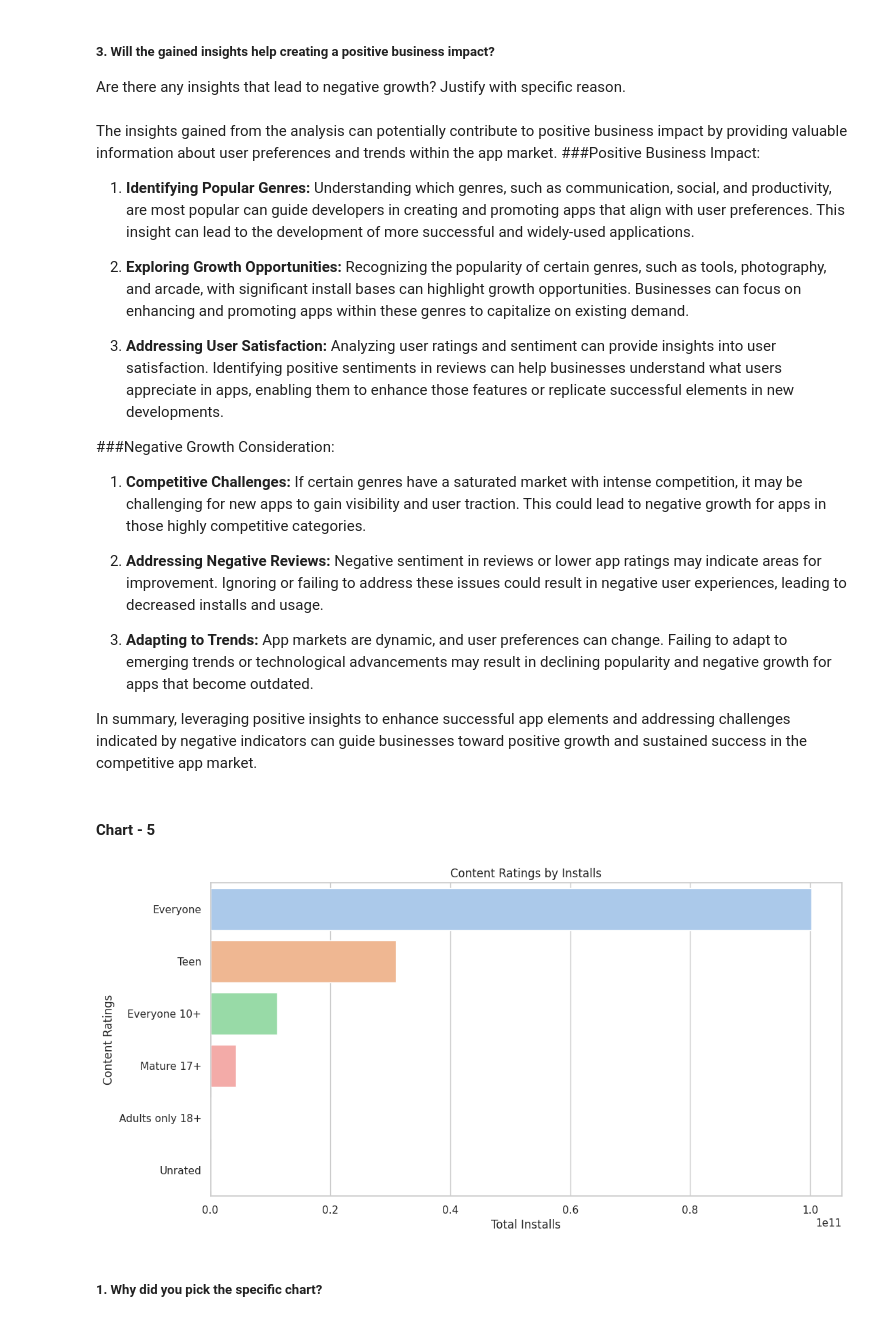
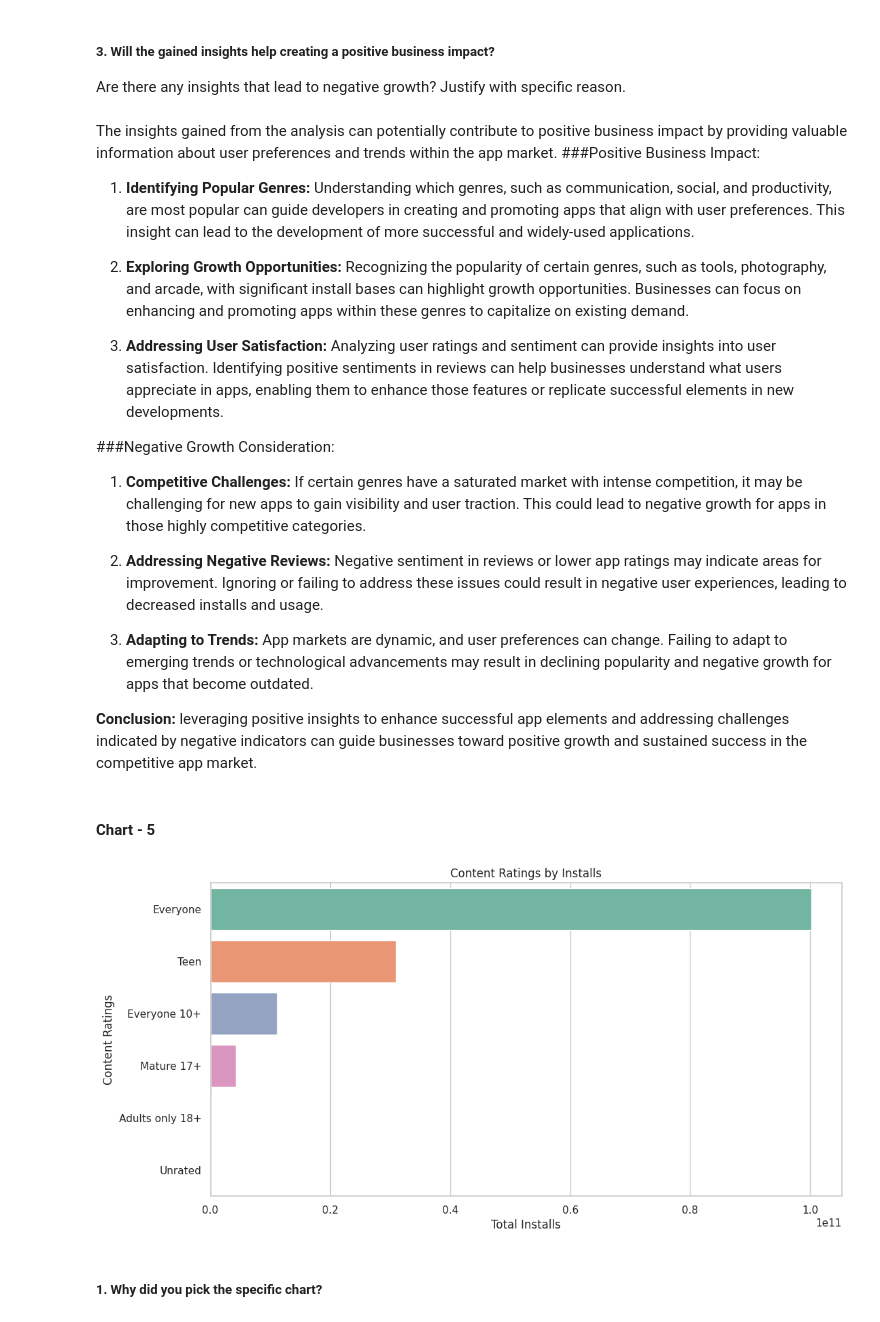
Before and after one commit to rohitpaul09/Play-Store-App-Review-Analysis, a Jupyter notebook: Play_Store_App_Review_Analysis.ipynb, the cells around one changed output. Saved outputs shown, nothing was run; the diff lists cells and outputs as text; code cells hidden in the pictures.

```diff
--- a/Play_Store_App_Review_Analysis.ipynb
+++ b/Play_Store_App_Review_Analysis.ipynb
@@ -356,6 +363,3 @@ Rows with non-numeric characters in 'Reviews' column:
 # %%
-# Remove non-numeric characters from the 'Reviews' column and convert to numeric
-df_psdata['Reviews'] = pd.to_numeric(df_psdata['Reviews'].str.replace('[^\d]', ''))
-
 # Convert the 'Reviews' column to integer datatype
 df_psdata['Reviews'] = df_psdata['Reviews'].astype(int)
@@ -383,16 +366,14 @@ Non-numeric characters in 'Price' column: ['$' '.' 'E' 'v' 'e' 'r' 'y' 'o' 'n']
+# %%
+# Convert the 'Last Updated' column to datetime format
+df_psdata['Last Updated'] = pd.to_datetime(df_psdata['Last Updated'])
 # %%
-# Creating a function drop-dollar which drops the $ symbol if it is present and returns the output which is of float datatype.
-def drop_dollar(val):
-    '''
-    This function drops the $ symbol if present and returns the value with float datatype.
-    If the value is 'Everyone,' it returns 0.
-    '''
-    if '$' in val:
-        return float(val[1:])
-    elif val == 'Everyone':
-        return 0
+# Creating a function drop_dollar, which drops the $ symbol if present and returns the value as a float.
+def drop_dollar(value):
+
+    if '$' in value:
+        return float(value[1:])
     else:
-        return float(val)
+        return float(value)
 
-# The drop_dollar function applied to the 'Price' column
+# Applying the drop_dollar function to the 'Price' column
 df_psdata['Price'] = df_psdata['Price'].apply(lambda x: drop_dollar(x))
@@ -530,10 +492,0 @@ Unique categories present in the 'Type' column:
-# %%
-# Replace '0' with 'Free' in the 'Type' column
-df_psdata['Type'] = df_psdata['Type'].replace('0', 'Free')
-
-# Rechecking the unique categories after replacing '0'
-unique_categories = df_psdata['Type'].unique()
-
-# Print the unique categories
-print("Unique categories present in the 'Type' column:")
-print(unique_categories)
@@ -802,31 +746,31 @@ The insights gained from the analysis can potentially contribute to positive bus
 
 3. **Adapting to Trends:** App markets are dynamic, and user preferences can change. Failing to adapt to emerging trends or technological advancements may result in declining popularity and negative growth for apps that become outdated.
 
-In summary, leveraging positive insights to enhance successful app elements and addressing challenges indicated by negative indicators can guide businesses toward positive growth and sustained success in the competitive app market.
+**Conclusion:** leveraging positive insights to enhance successful app elements and addressing challenges indicated by negative indicators can guide businesses toward positive growth and sustained success in the competitive app market.
 # %% [markdown]
 #### Chart - 5
 # %%
 # Bivariate Analysis: Content Ratings by Installs
 
 # Group by Content Rating, summing the installs for each content rating
 content_rating_installs = df_psdata.groupby('Content Rating')['Installs'].sum().reset_index()
 
 # Sort by installs in descending order
 sorted_content_rating_installs = content_rating_installs.sort_values(by='Installs', ascending=False)
 
 # Set up the plot
 plt.figure(figsize=(12, 6))
-sns.barplot(x='Installs', y='Content Rating', data=sorted_content_rating_installs, palette='pastel')
+sns.barplot(x='Installs', y='Content Rating', data=sorted_content_rating_installs, palette='Set2')
 
 # Customize the plot
 plt.title('Content Ratings by Installs')
 plt.xlabel('Total Installs')
 plt.ylabel('Content Ratings')
 
 # Show the plot
 plt.show()
 # %% [output]
-[figure, old version]
+[figure, new version]
 # %% [markdown]
 ##### 1. Why did you pick the specific chart?
 # %% [markdown]
```
Also changed, not shown: parts of 29 cells of this notebook.
